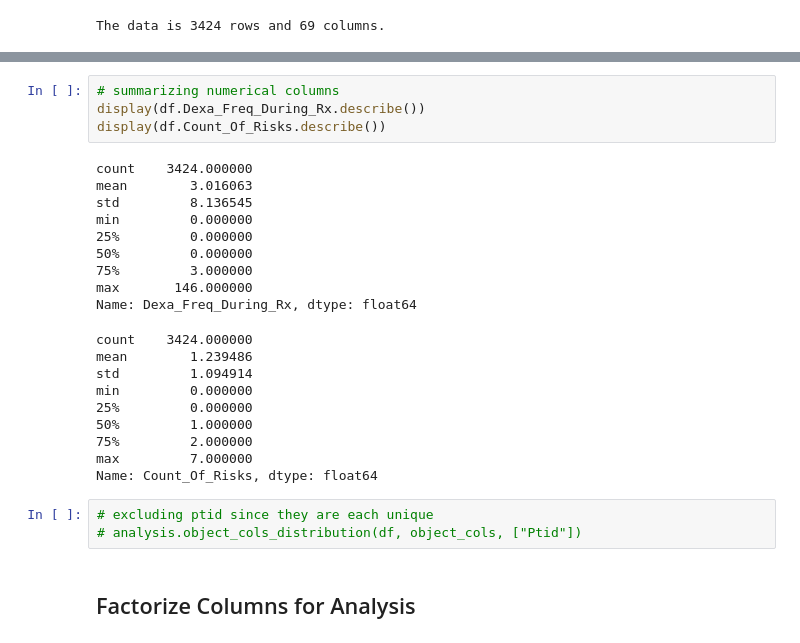
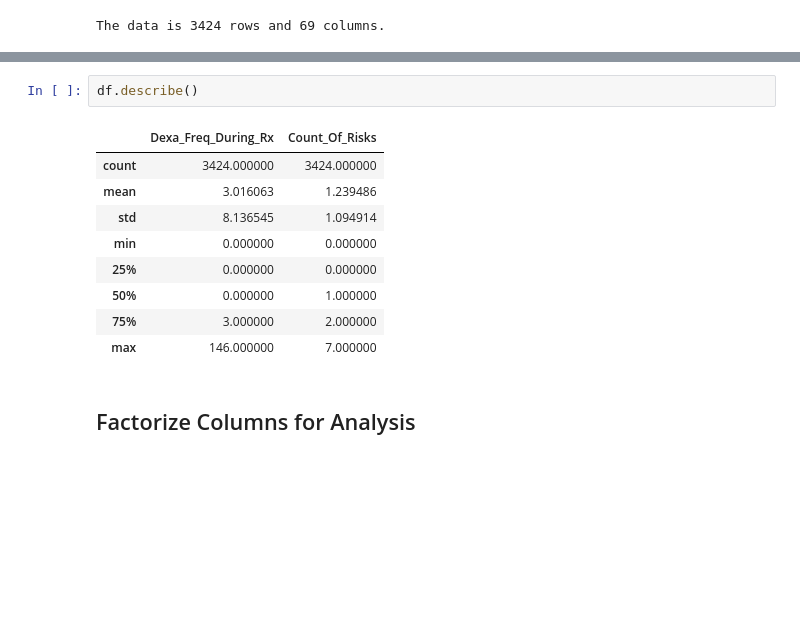
Before and after one commit to matthewiversen/data-glacier-internship, a Jupyter notebook: week-10/notebook.ipynb, the cells around one changed output, grey strips where cells are left out. Saved outputs shown, nothing was run; the diff lists cells and outputs as text; blank space fills up the shorter version.

```diff
--- a/week-10/notebook.ipynb
+++ b/week-10/notebook.ipynb
@@ -215,32 +197,18 @@ df.head()
 | 2 | P3 | Non-Persistent | Female | Other/Unknown | Hispanic | Midwest | 65-75 | GENERAL PRACTITIONER | ... |
 | 3 | P4 | Non-Persistent | Female | Caucasian | Not Hispanic | Midwest | >75 | GENERAL PRACTITIONER | ... |
 | 4 | P5 | Non-Persistent | Female | Caucasian | Not Hispanic | Midwest | >75 | GENERAL PRACTITIONER | ... |
-# %%
-# summarizing numerical columns
-display(df.Dexa_Freq_During_Rx.describe())
-display(df.Count_Of_Risks.describe())
-# %% [output]
-count    3424.000000
-mean        3.016063
-std         8.136545
-min         0.000000
-25%         0.000000
-50%         0.000000
-75%         3.000000
-max       146.000000
-Name: Dexa_Freq_During_Rx, dtype: float64
-count    3424.000000
-mean        1.239486
-std         1.094914
-min         0.000000
-25%         0.000000
-50%         1.000000
-75%         2.000000
-max         7.000000
-Name: Count_Of_Risks, dtype: float64
-# %%
-# excluding ptid since they are each unique
-# analysis.object_cols_distribution(df, object_cols, ["Ptid"])
+# %%
+df.describe()
+# %% [output]
+|  | Dexa_Freq_During_Rx | Count_Of_Risks |
+| count | 3424.000000 | 3424.000000 |
+| mean | 3.016063 | 1.239486 |
+| std | 8.136545 | 1.094914 |
+| min | 0.000000 | 0.000000 |
+| 25% | 0.000000 | 0.000000 |
+| 50% | 0.000000 | 1.000000 |
+| 75% | 3.000000 | 2.000000 |
+| max | 146.000000 | 7.000000 |
 # %% [markdown]
 ## Factorize Columns for Analysis
 # %%
```
Also changed, not shown: parts of 18 cells of this notebook.
